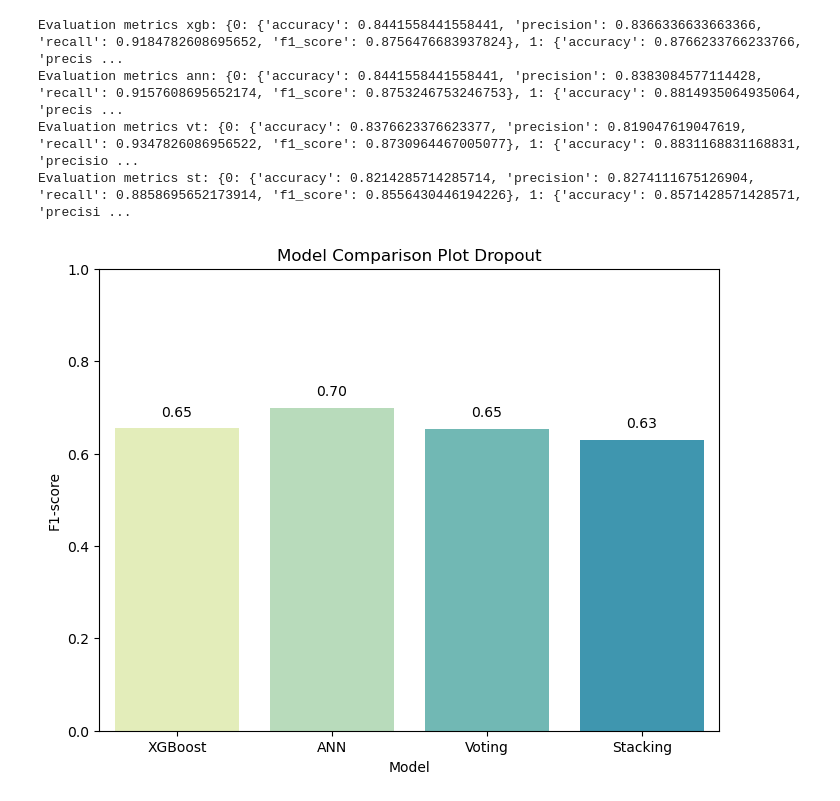
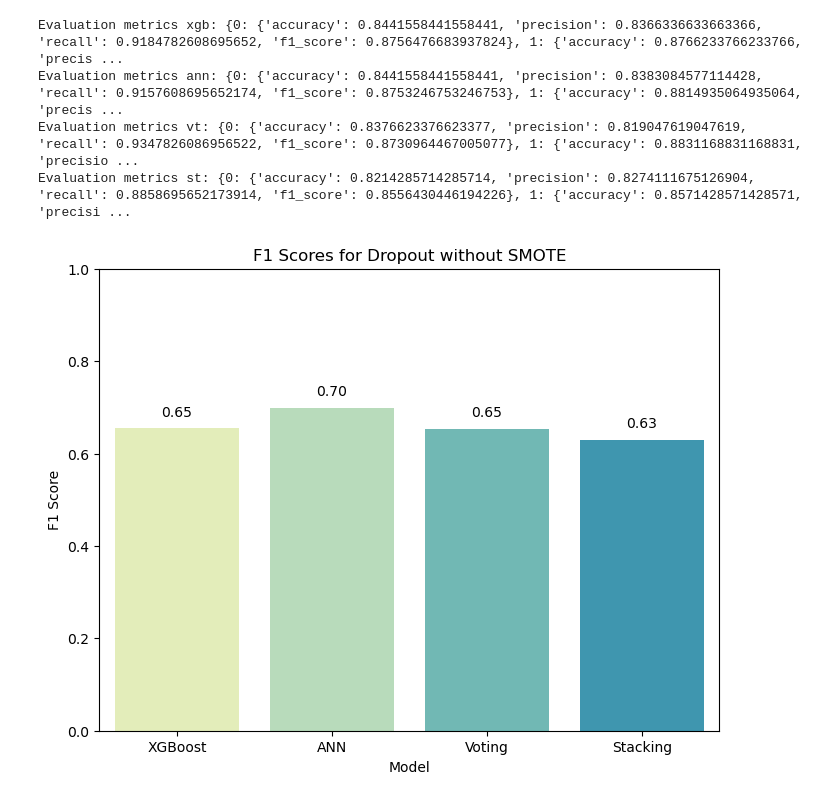
Before and after one commit to y4s3m1n/Master-Thesis, a Jupyter notebook: experimentations/without SMOTE.ipynb, the cells around one changed output. Cells and saved outputs as stored; diff of their text form; code cells hidden in the pictures.

```diff
--- a/experimentations/without SMOTE.ipynb
+++ b/experimentations/without SMOTE.ipynb
@@ -338,7 +338,7 @@ DecisionTreeClassifier(criterion='entropy', min_samples_leaf=20)
 svm_classifier = SVC(probability = True) # https://ieeexplore.ieee.org/document/9065509 / https://ieeexplore.ieee.org/document/10082724
 
 param_grid_svm = {"kernel": ["linear", "rbf", "sigmoid"],
-                  "C": [0.01, 0.1, 1, 10],
+                  "C": [0.01, 0.1, 1],
                   "gamma": [0.001, 0.01, 0.1, 1]}
 
 best_model_svm, best_params_svm, best_score_svm = hyperparameter_tuning(svm_classifier, param_grid_svm)
@@ -517,7 +517,7 @@ def barplot_models(model_scores):
     bars = sns.barplot(x = model_names, y = f1_scores)
     plt.title("Model Comparison Plot Training")
     plt.xlabel("Model")
-    plt.ylabel("F1-score")
+    plt.ylabel("F1 Score")
     plt.ylim(0, 1)
     for bar, f1_score in zip(bars.patches, f1_scores):
         plt.text(bar.get_x() + bar.get_width() / 2, bar.get_height() + 0.02, f"{f1_score:.2f}", ha = "center", va = "bottom")
@@ -559,7 +559,7 @@ def barplot_models(model_scores):
     bars = sns.barplot(x = model_names, y = f1_scores)
     plt.title("Model Comparison Plot Testing")
     plt.xlabel("Model")
-    plt.ylabel("F1-score")
+    plt.ylabel("F1 Score")
     plt.ylim(0, 1)
     for bar, f1_score in zip(bars.patches, f1_scores):
         plt.text(bar.get_x() + bar.get_width() / 2, bar.get_height() + 0.02, f"{f1_score:.2f}", ha = "center", va = "bottom")
@@ -626,26 +626,26 @@ Evaluation metrics st: {0: {'accuracy': 0.8214285714285714, 'precision': 0.82741
 # %%
 # Visualization model comparison dropout:
 
 # Select F1 score for dropout:
 xgb_f1_class_1 = xgb_metrics[1]["f1_score"]
 ann_f1_class_1 = ann_metrics[1]["f1_score"]
 vt_f1_class_1 = vt_metrics[1]["f1_score"]
 st_f1_class_1 = st_metrics[1]["f1_score"]
 
 def barplot_models(model_scores):
     model_names = list(model_scores.keys())
     f1_scores = list(model_scores.values())
     plt.figure(figsize = (8, 6))
     sns.set_palette("YlGnBu")
     bars = sns.barplot(x = model_names, y = f1_scores)
-    plt.title("Model Comparison Plot Dropout")
+    plt.title("F1 Scores for Dropout without SMOTE")
     plt.xlabel("Model")
-    plt.ylabel("F1-score")
+    plt.ylabel("F1 Score")
     plt.ylim(0, 1)
     for bar, f1_score in zip(bars.patches, f1_scores):
         plt.text(bar.get_x() + bar.get_width() / 2, bar.get_height() + 0.02, f"{f1_score:.2f}", ha = "center", va = "bottom")
     plt.show()
 
 barplot_models(model_scores = {"XGBoost": xgb_f1_class_1, "ANN": ann_f1_class_1, "Voting": vt_f1_class_1, "Stacking": st_f1_class_1})
 # %% [output]
-[figure, old version]
+[figure, new version]
```
Also changed, not shown: parts of 2 cells of this notebook, 2 other files.
